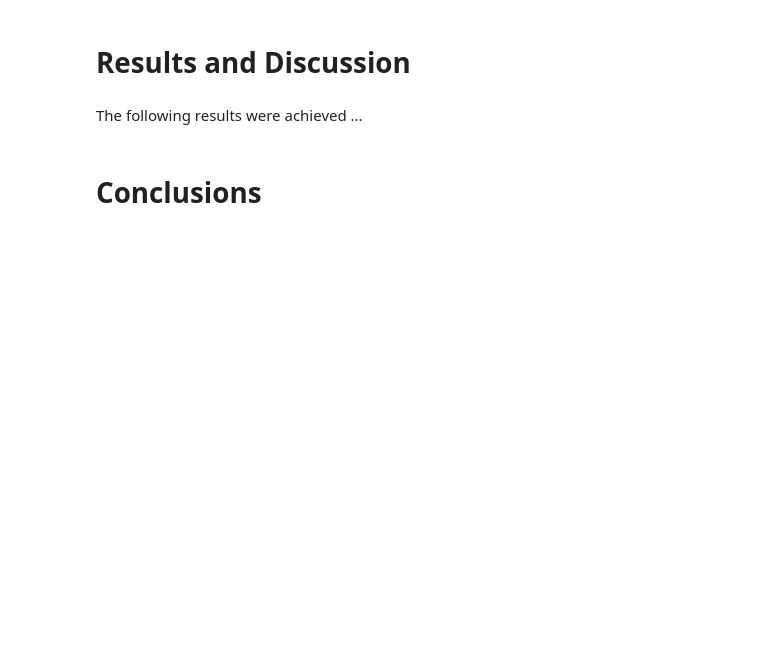
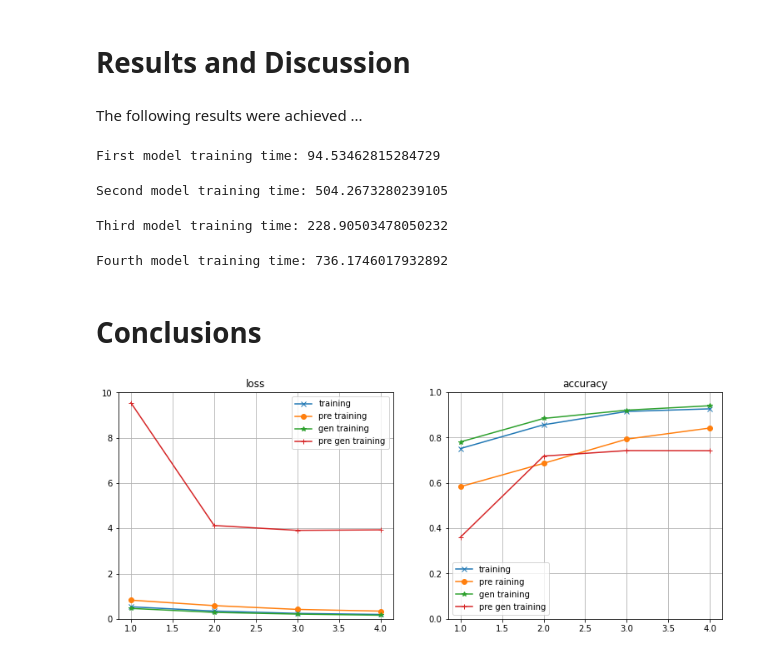
Before and after one commit to lauriom/AnacondaML, a Jupyter notebook: Case 2 G10.ipynb, the cells around one changed output. Cells and saved outputs as stored; diff of their text form; code cells hidden in the pictures; blank space fills up the shorter version.

```diff
--- a/Case 2 G10.ipynb
+++ b/Case 2 G10.ipynb
@@ -196,75 +221,83 @@ The following results were achieved ...
 # %%
-import time
-EPOCHS = 4
-VERBOSE = 0
-
 t0 = time.time()
 
 hist = model.fit(
   train_ds,
-  validation_data= val_ds,
+  #validation_data= val_ds,
   verbose = VERBOSE,
   epochs = EPOCHS,
 )
 
-print("First model training time:",time.time() - t0) # around 30 secs per epoch
+print("First model training time:",time.time() - t0) # around 25 secs per epoch
+# %% [output]
+First model training time: 94.53462815284729
 # %%
 t0 = time.time()
 
 gen_hist = gen_model.fit(
   train_gen_ds,
-  validation_data= val_gen_ds,
+  #validation_data= val_gen_ds,
   verbose = VERBOSE,
   epochs = round(EPOCHS),
 )
-print("Second model training time:",time.time() - t0) # around 120 secs per epoch
+print("Second model training time:",time.time() - t0) # around 125 secs per epoch
+# %% [output]
+Second model training time: 504.2673280239105
 # %%
 t0 = time.time()
 
 pre_hist = pre_model.fit(
   train_ds,
-  validation_data= val_ds,
+  #validation_data= val_ds,
   verbose = VERBOSE,
   epochs = round(EPOCHS),
 )
-print("Third model training time:",time.time() - t0) # around 140 secs per epoch
+print("Third model training time:",time.time() - t0) # around 60 secs per epoch
+# %% [output]
+Third model training time: 228.90503478050232
 # %%
 t0 = time.time()
 
 pre_gen_hist = pre_gen_model.fit(
   train_gen_ds,
-  validation_data= val_gen_ds,
+  #validation_data= val_gen_ds,
   verbose = VERBOSE,
   epochs = round(EPOCHS),
 )
-print("Fourth model training time:",time.time() - t0) # around 240 secs per epoch
+print("Fourth model training time:",time.time() - t0) # around 106 secs per epoch
+# %% [output]
+Fourth model training time: 736.1746017932892
 # %% [markdown]
 # Conclusions
 # %%
 from IPython.core.pylabtools import figsize
 from matplotlib.pyplot import figure, subplot, plot, title, ylim, legend, grid
 
 x_axis = np.arange(len(hist.history['loss'])) + 1
 
 
 figure(figsize(13,5))
 subplot(1,2,1)
 plot(x_axis, hist.history['loss'], 'x-', label = 'training')
-plot(x_axis, hist.history['val_loss'], 'o-', label = 'validation')
-plot(x_axis, gen_hist.history['loss'], 'x-', label = 'gen training')
-plot(x_axis, gen_hist.history['val_loss'], '+-', label = 'gen validation')
+plot(x_axis, pre_hist.history['loss'], 'o-', label = 'pre training')
+plot(x_axis, gen_hist.history['loss'], '*-', label = 'gen training')
+plot(x_axis, pre_gen_hist.history['loss'], '+-', label = 'pre gen training')
+
 title('loss')
 ylim(0,)
 legend()
 grid()
 
 
 subplot(1,2,2)
 plot(x_axis, hist.history['accuracy'], 'x-', label = 'training')
-plot(x_axis, hist.history['val_accuracy'], 'o-', label = 'validation')
+plot(x_axis, pre_hist.history['accuracy'], 'o-', label = 'pre raining')
 plot(x_axis, gen_hist.history['accuracy'], '*-', label = 'gen training')
-plot(x_axis, gen_hist.history['val_accuracy'], '+-', label = 'gen validation')
+plot(x_axis, pre_gen_hist.history['accuracy'], '+-', label = 'pre gen training')
+
 title('accuracy')
 ylim(0,1.0)
 legend()
 grid()
+# %% [output]
+[figure, added]
```
Also changed, not shown: parts of 13 cells of this notebook, 3 other files.
